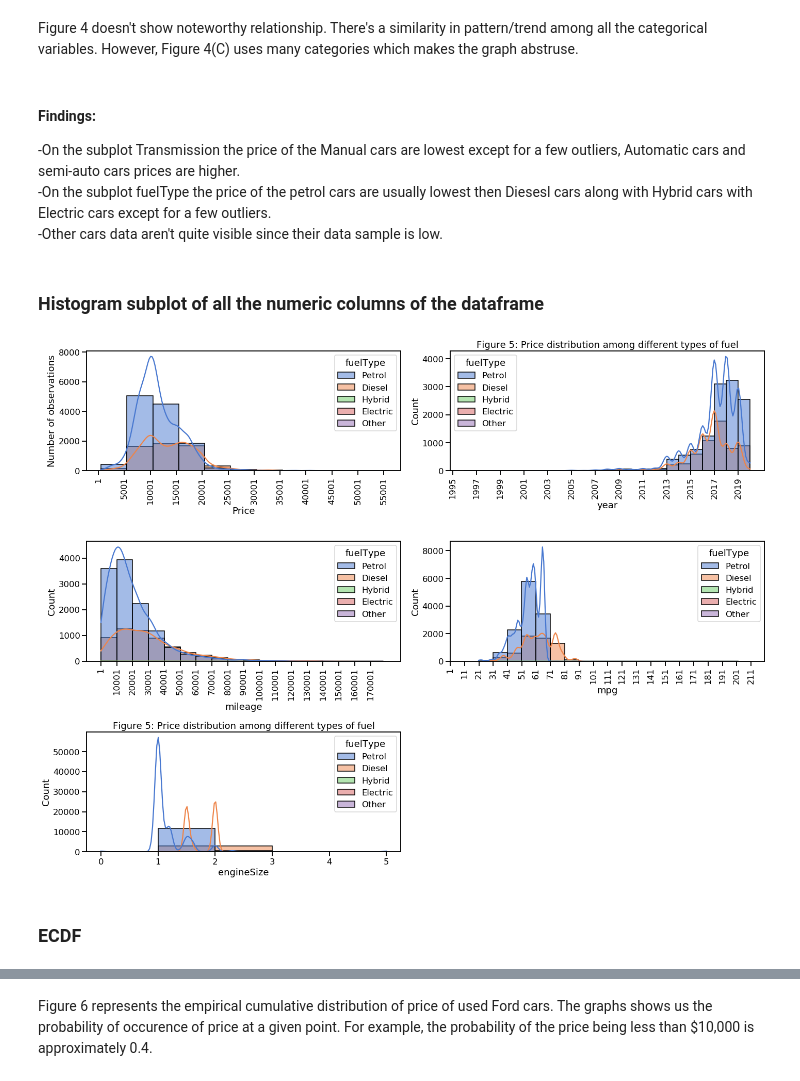
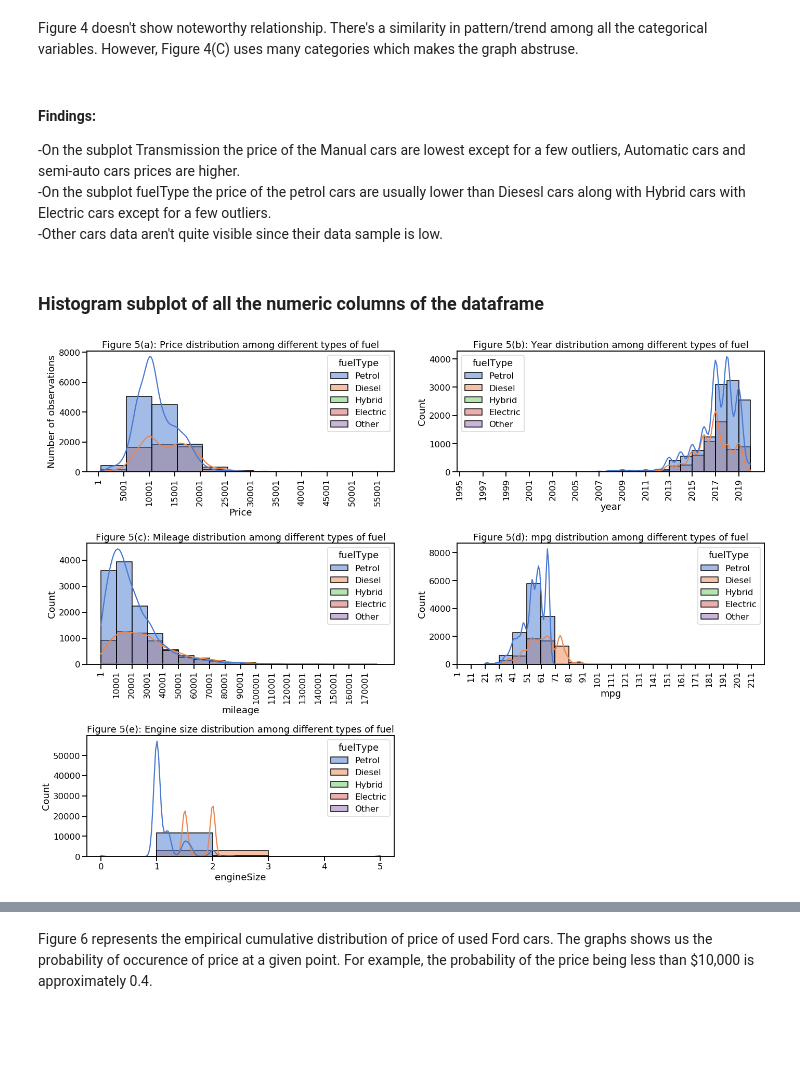
Before and after one commit to nabilatajrin/bmw-used-car-analysis, a Jupyter notebook: ford_used_car_EDA.ipynb, the cells around one changed output, grey strips where cells are left out. Cells and saved outputs as stored; diff of their text form; code cells hidden in the pictures; blank space fills up the shorter version.

```diff
--- a/ford_used_car_EDA.ipynb
+++ b/ford_used_car_EDA.ipynb
@@ -239,7 +324,7 @@ Figure 4 doesn't show noteworthy relationship. There's a similarity in pattern/t
 # %% [markdown]
 #### Findings:
 -On the subplot Transmission the price of the Manual cars are lowest except for a few outliers, Automatic cars and semi-auto cars prices are higher.<br>
--On the subplot fuelType the price of the petrol cars are usually lowest then Diesesl cars along with Hybrid cars with Electric cars except for a few outliers.<br>
+-On the subplot fuelType the price of the petrol cars are usually lower than Diesesl cars along with Hybrid cars with Electric cars except for a few outliers.<br>
 -Other cars data aren't quite visible since their data sample is low.
 # %% [markdown]
 ### Histogram subplot of all the numeric columns of the dataframe
@@ -251,36 +336,36 @@ plt.figure(figsize=(20,15))
 plt.subplot(3,2,1)
 sns.histplot(data=df, x='price', binwidth=5000, kde=True, hue='fuelType', color=set_color[0])
 plt.xticks(np.arange(1,56001,5000),rotation=90)
 plt.xlabel('Price')
 plt.ylabel('Number of observations')
 plt.title('Figure 5(a): Price distribution among different types of fuel')
 
 #subplot of year (position 2: 1st row, 2nd column)
 plt.subplot(3,2,2)
 sns.histplot(data=df, x='year', binwidth=1, kde=True, hue='fuelType', color=set_color[1])
 plt.xticks(np.arange(1995,2021,2),rotation=90)
-plt.title('Figure 5: Price distribution among different types of fuel')
+plt.title('Figure 5(b): Year distribution among different types of fuel')
 
 #subplot of mileage (position 3: 2nd row, 1st column)
 plt.subplot(3,2,3)
 sns.histplot(data=df, x='mileage', binwidth=10000, kde=True, hue='fuelType', color=set_color[2])
 plt.xticks(np.arange(1,177801,10000),rotation=90)
+plt.title('Figure 5(c): Mileage distribution among different types of fuel')
 
 #subplot of miles per gallon (position 4: 2nd row, 2nd column)
 plt.subplot(3,2,4)
 sns.histplot(data=df, x='mpg', binwidth=10, kde=True, hue='fuelType', color=set_color[3])
 plt.xticks(np.arange(1,212,10),rotation=90)
+plt.title('Figure 5(d): mpg distribution among different types of fuel')
 
 #subplot of engine size (position 5: 3rd row, 1st column)
 plt.subplot(3,2,5)
 sns.histplot(data=df, x='engineSize', binwidth=1, kde=True, hue='fuelType', color=set_color[4])
 plt.xticks(np.arange(0,6,1),rotation=0)
+plt.title('Figure 5(e): Engine size distribution among different types of fuel')
 
-
-plt.title('Figure 5: Price distribution among different types of fuel')
+#plt.title('Figure 5: Price distribution among different types of fuel')
 plt.tight_layout()
 plt.show()
 # %% [output]
-[figure, old version]
+[figure, new version]
-# %% [markdown]
-### ECDF
```
Also changed, not shown: parts of 40 cells of this notebook.
